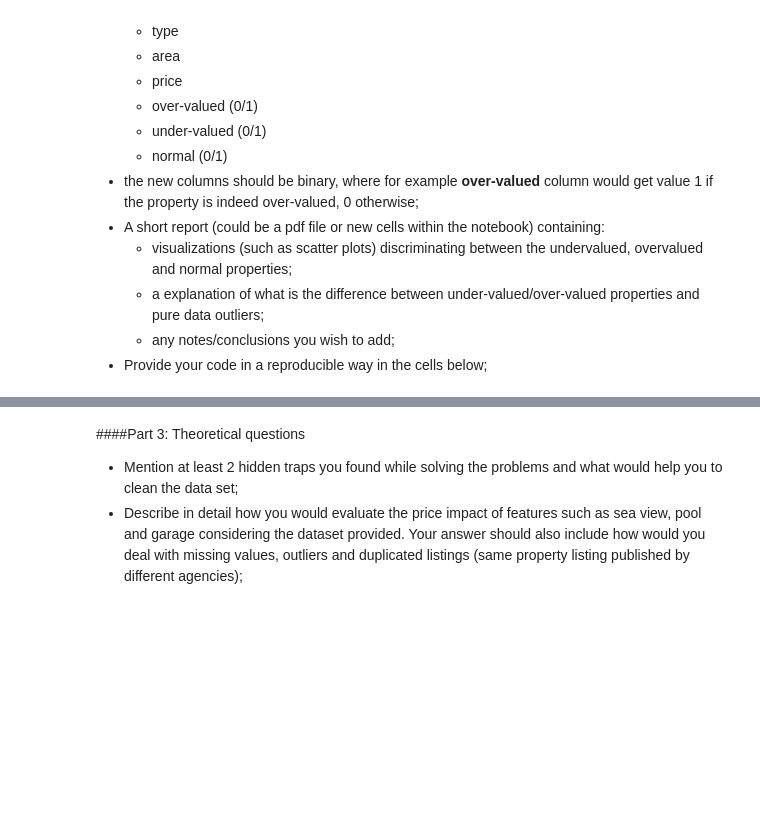
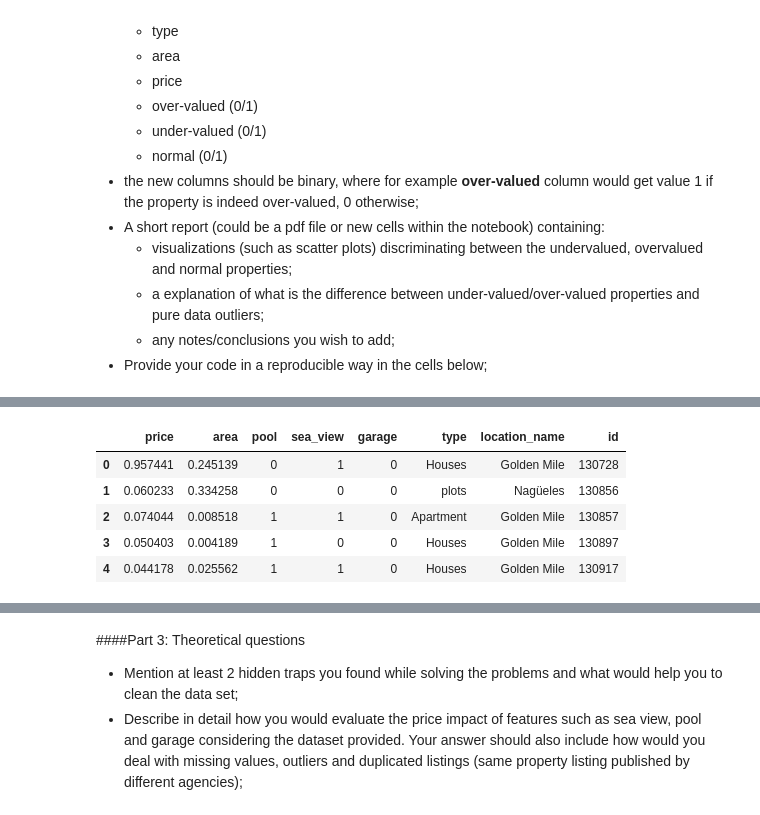
Before and after one commit to pratd/data-science-testkit, a Jupyter notebook: Prattya_Datta_CasafariTest_InternDataScientist.ipynb, the cells around one changed output, grey strips where cells are left out. Cells and saved outputs as stored; diff of their text form; code cells hidden in the pictures; blank space fills up the shorter version.

```diff
--- a/Prattya_Datta_CasafariTest_InternDataScientist.ipynb
+++ b/Prattya_Datta_CasafariTest_InternDataScientist.ipynb
@@ -562,8 +569,8 @@ Housing_df1=Housing_df[Housing_df.price != 0]
 Housing_df2=Housing_df1.reset_index()
 # we also remove data where we have no information about pool or garage or sea view.
 for i in range(len(Housing_df2.price)):
-  if Housing_df2.pool[i] =='NaN' and Housing_df2.sea_view[i] == 'NaN' and Housing_df2.garage[i]=='NaN':
+  if Housing_df2.pool[i] =='NaN' or Housing_df2.sea_view[i] == 'NaN' or Housing_df2.garage[i]=='NaN':
     Housing_df2.drop(i,inplace=True)
 # resetting_index
-Housing_df2.reset_index(inplace=True)
+Housing_df3 = Housing_df2.reset_index(drop=True)
 #calculating mean and std deviation
@@ -591,0 +577,20 @@ Housing_df2.reset_index(drop=True)
+# %%
+
+# using a simple polynomial regression to fit the model based on area and selected features
+# area is an important factor for price decision.
+# normalize the data based on different groups
+
+temp_df= Housing_df3.groupby(['location_name'])[['price','area']].apply(lambda x: (x - np.mean(x)) / (np.max(x) - np.min(x)))
+temp_df['pool']= Housing_df3['pool']
+temp_df['sea_view']=Housing_df3['sea_view']
+temp_df['garage']=Housing_df3['garage']
+temp_df['type']= Housing_df3['type']
+temp_df['location_name']= Housing_df3['location_name']
+temp_df.head()
+# %% [output]
+|  | price | area | pool | sea_view | garage | type | location_name | id |
+| 0 | 0.957441 | 0.245139 | 0 | 1 | 0 | Houses | Golden Mile | 130728 |
+| 1 | 0.060233 | 0.334258 | 0 | 0 | 0 | plots | Nagüeles | 130856 |
+| 2 | 0.074044 | 0.008518 | 1 | 1 | 0 | Apartment | Golden Mile | 130857 |
+| 3 | 0.050403 | 0.004189 | 1 | 0 | 0 | Houses | Golden Mile | 130897 |
+| 4 | 0.044178 | 0.025562 | 1 | 1 | 0 | Houses | Golden Mile | 130917 |
```
Also changed, not shown: parts of 18 cells of this notebook.
